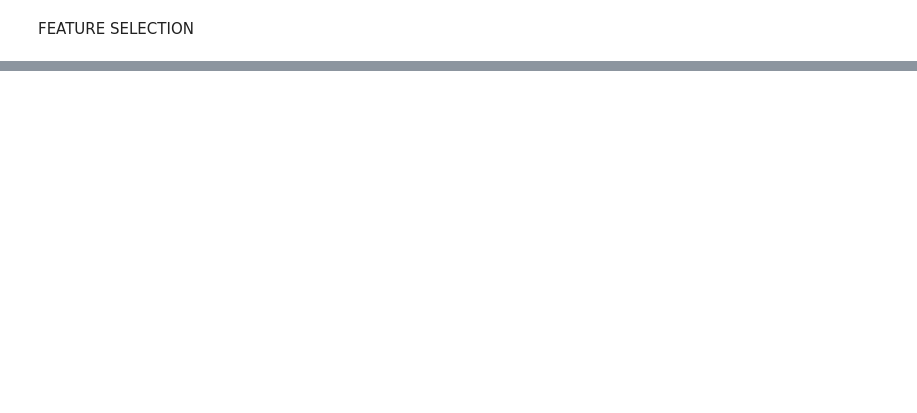
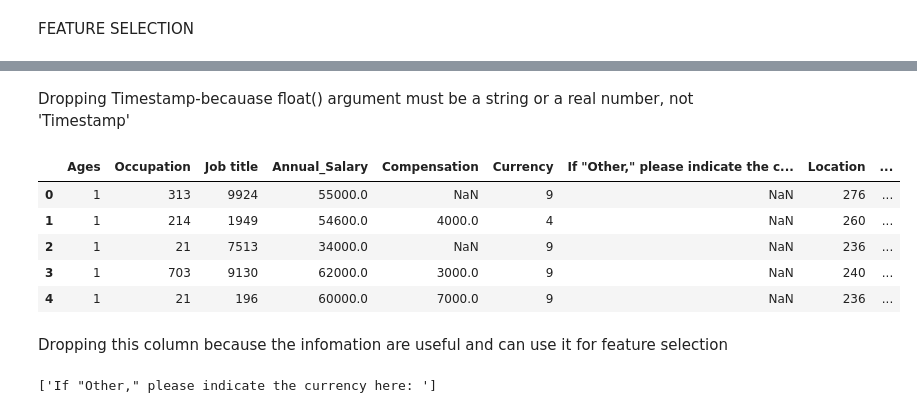
Before and after one commit to sba25078/ca-1-data-exploration-and-preparartion-Mrfolami, a Jupyter notebook: CA1.ipynb, the cells around one changed output, grey strips where cells are left out. Drawn from its saved outputs; the diff is of its cells as text; code cells hidden in the pictures; blank space fills up the shorter version.

```diff
--- a/CA1.ipynb
+++ b/CA1.ipynb
@@ -1061,0 +1081,2 @@ from sklearn.feature_selection import chi2
+# %% [markdown]
+Dropping Timestamp-becauase float() argument must be a string or a real number, not 'Timestamp'
@@ -1061,0 +1085,17 @@ from sklearn.feature_selection import chi2
+# %%
+df.head()
+# %% [output]
+|  | Ages | Occupation | Job title | Annual_Salary | Compensation | Currency | If "Other," please indicate the c... | Location | ... |
+| 0 | 1 | 313 | 9924 | 55000.0 | NaN | 9 | NaN | 276 | ... |
+| 1 | 1 | 214 | 1949 | 54600.0 | 4000.0 | 4 | NaN | 260 | ... |
+| 2 | 1 | 21 | 7513 | 34000.0 | NaN | 9 | NaN | 236 | ... |
+| 3 | 1 | 703 | 9130 | 62000.0 | 3000.0 | 9 | NaN | 240 | ... |
+| 4 | 1 | 21 | 196 | 60000.0 | 7000.0 | 9 | NaN | 236 | ... |
+# %% [markdown]
+Dropping this column because the infomation are useful and can use it for feature selection
+# %%
+col_to_drop = [col for col in df.columns if "Other" in col]
+print(col_to_drop)
+df.drop(columns=col_to_drop, inplace=True)
+# %% [output]
+['If "Other," please indicate the currency here: ']
```
Also changed, not shown: parts of 27 cells of this notebook.
